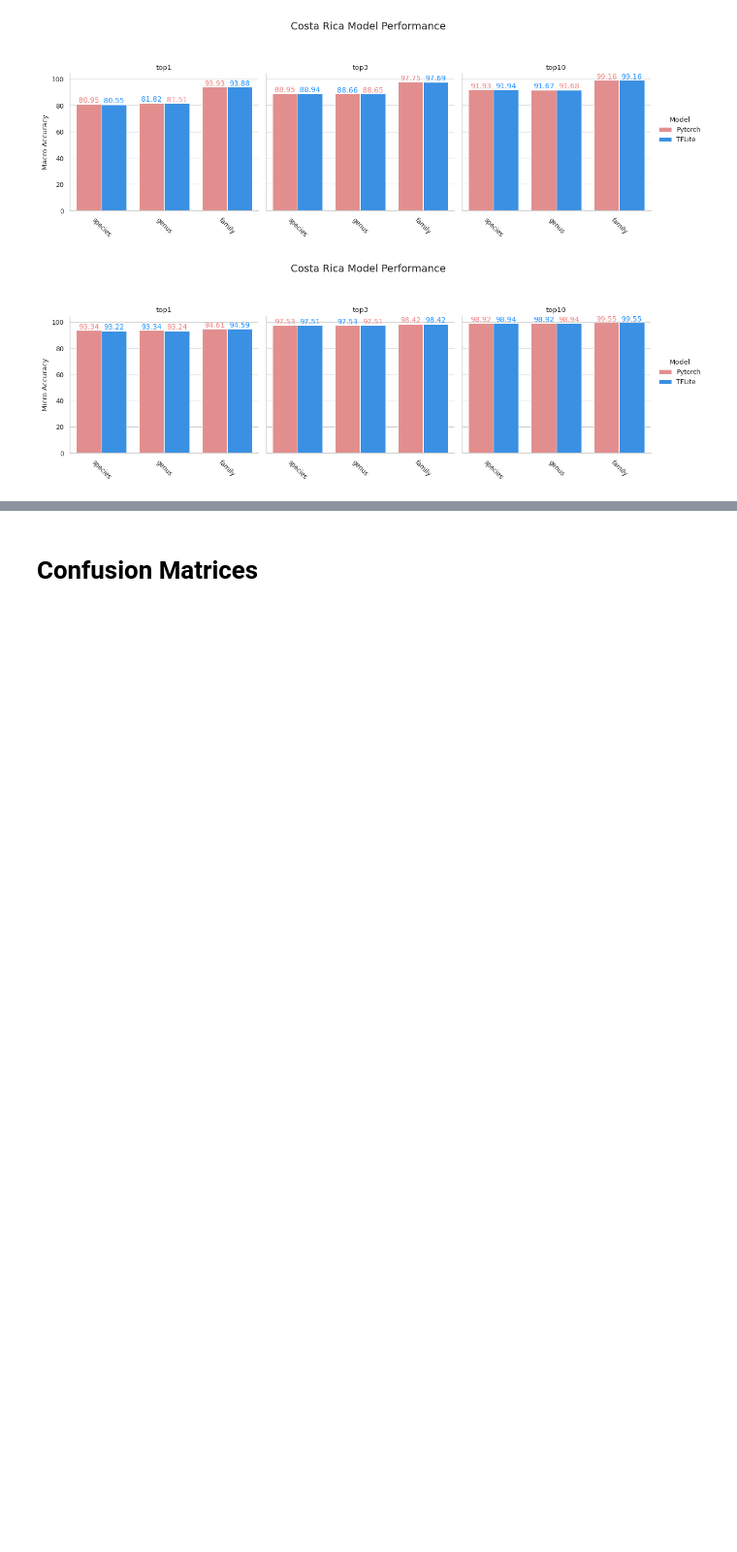
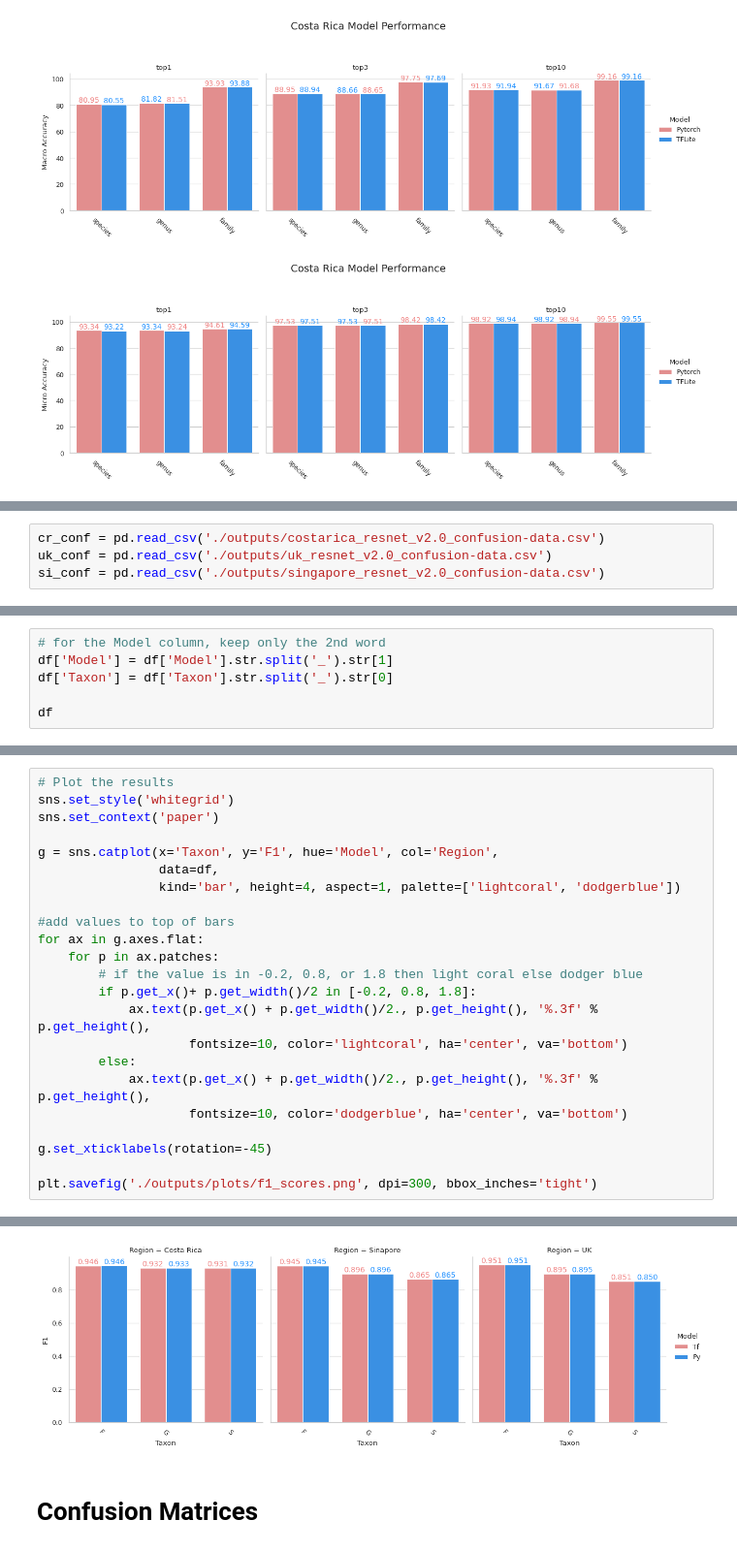
Before and after one commit to AMI-system/compress_models, a Jupyter notebook: Evalutation.ipynb, the cells around one changed output, grey strips where cells are left out. Shown: that part at 97% size. Cells and saved outputs as stored; diff of their text form; blank space fills up the shorter version.

```diff
--- a/Evalutation.ipynb
+++ b/Evalutation.ipynb
@@ -104,0 +102,4 @@ bar_plot(si_df, col_name='Micro', save=True, region='Singapore')
+# %%
+cr_conf = pd.read_csv('./outputs/costarica_resnet_v2.0_confusion-data.csv')
+uk_conf = pd.read_csv('./outputs/uk_resnet_v2.0_confusion-data.csv')
+si_conf = pd.read_csv('./outputs/singapore_resnet_v2.0_confusion-data.csv')
@@ -104,0 +183,6 @@ bar_plot(si_df, col_name='Micro', save=True, region='Singapore')
+# %%
+# for the Model column, keep only the 2nd word
+df['Model'] = df['Model'].str.split('_').str[1]
+df['Taxon'] = df['Taxon'].str.split('_').str[0]
+
+df
@@ -104,0 +207,24 @@ bar_plot(si_df, col_name='Micro', save=True, region='Singapore')
+# %%
+# Plot the results
+sns.set_style('whitegrid')
+sns.set_context('paper')
+
+g = sns.catplot(x='Taxon', y='F1', hue='Model', col='Region',
+                data=df,
+                kind='bar', height=4, aspect=1, palette=['lightcoral', 'dodgerblue'])
+
+#add values to top of bars
+for ax in g.axes.flat:
+    for p in ax.patches:
+        # if the value is in -0.2, 0.8, or 1.8 then light coral else dodger blue
+        if p.get_x()+ p.get_width()/2 in [-0.2, 0.8, 1.8]:
+            ax.text(p.get_x() + p.get_width()/2., p.get_height(), '%.3f' % p.get_height(),
+                    fontsize=10, color='lightcoral', ha='center', va='bottom')
+        else:
+            ax.text(p.get_x() + p.get_width()/2., p.get_height(), '%.3f' % p.get_height(),
+                    fontsize=10, color='dodgerblue', ha='center', va='bottom')
+
+g.set_xticklabels(rotation=-45)
+
+plt.savefig('./outputs/plots/f1_scores.png', dpi=300, bbox_inches='tight')
+# %% [output]
@@ -105,3 +249,4 @@ bar_plot(si_df, col_name='Micro', save=True, region='Singapore')
+[figure, added]
 # %% [markdown]
 # Confusion Matrices
 # %%
```
Also changed, not shown: parts of 13 cells of this notebook.
